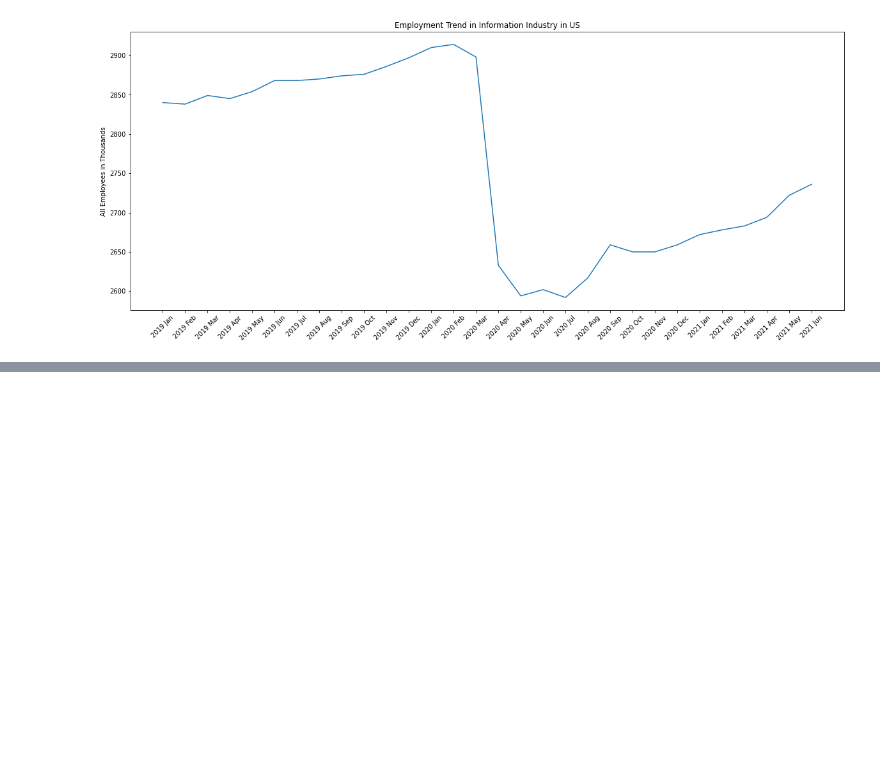
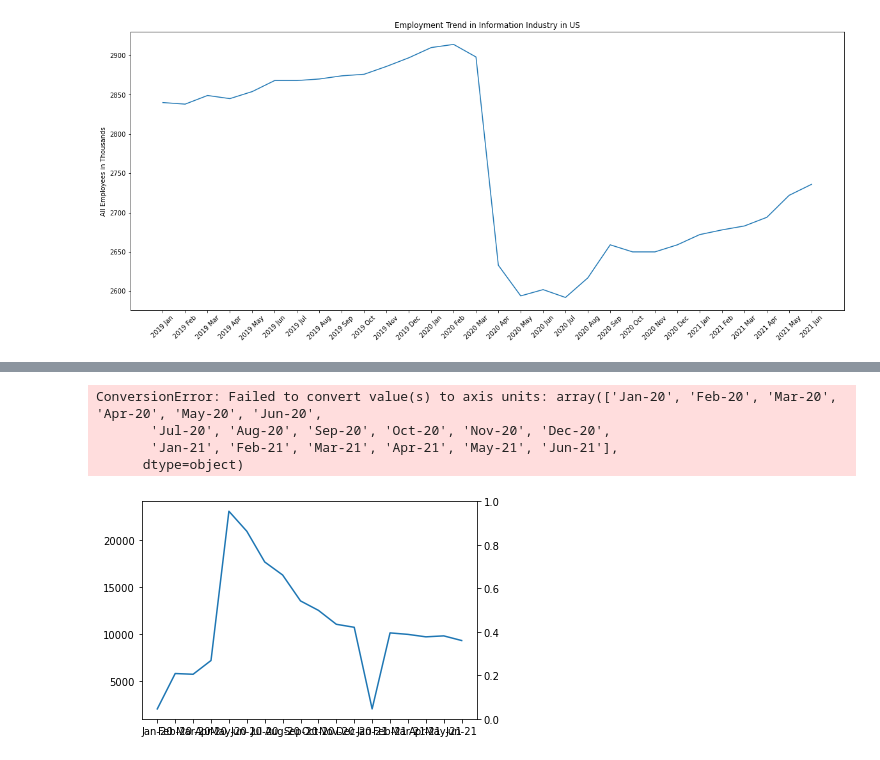
Before and after one commit to meetk5/Team-Project1, a Jupyter notebook: EmploymentAnalysis.ipynb, the cells around one changed output, grey strips where cells are left out. Drawn from its saved outputs; the diff is of its cells as text; code cells hidden in the pictures; blank space fills up the shorter version.

```diff
--- a/EmploymentAnalysis.ipynb
+++ b/EmploymentAnalysis.ipynb
@@ -333,0 +247,7 @@ Text(0, 0.5, 'Covid Cases in Thousands')
+# %%
+covidcases_table['Total Cases'].astype('int64')
+covidcases_table['Total Cases by Thousands'] = round(covidcases_table['Total Cases']/1000,2)
+y_axis_cases = covidcases_table.loc[:,'Total Cases by Thousands']
+y_axis_cases
+x_axis = covidcases_table.loc[:,'Month']
+len(x_axis)
@@ -333,0 +297,13 @@ Text(0, 0.5, 'Covid Cases in Thousands')
+# %%
+x_axis_Emp = []
+print(type(x_axis_Emp))
+
+for x in range(0,12):
+    x_axis_Emp.append(Filtered_EmpByMonth.iloc[0,x])
+
+for x in range(0,6):
+    x_axis_Emp.append(Filtered_EmpByMonth.iloc[1,x])
+
+len(x_axis_Emp)
+x_axis_Emp = [int(i) for i in x_axis_Emp]
+y_axis_cases = [int(i) for i in y_axis_cases]
@@ -333,0 +334,17 @@ Text(0, 0.5, 'Covid Cases in Thousands')
+# %%
+from mpl_toolkits.axes_grid1 import host_subplot
+host = host_subplot(111)
+par = host.twinx()
+p1, = host.plot(x_axis, x_axis_Emp, label="Employment")
+p2, = par.plot(x_axis, y_axis_cases, label="Cases")
+plt.figure(figsize=(20,8))
+plt.plot(x_axis,x_axis_Emp)
+plt.plot(x_axis,y_axis_cases)
+plt.legend(["Employment in US","Number of Covid Cases"])
+#plt.plot(x_axis,y_axis_cases)
+# %% [output]
+ConversionError: Failed to convert value(s) to axis units: array(['Jan-20', 'Feb-20', 'Mar-20', 'Apr-20', 'May-20', 'Jun-20',
+       'Jul-20', 'Aug-20', 'Sep-20', 'Oct-20', 'Nov-20', 'Dec-20',
+       'Jan-21', 'Feb-21', 'Mar-21', 'Apr-21', 'May-21', 'Jun-21'],
+      dtype=object)
+[figure, added]
```
Also changed, not shown: parts of 22 cells of this notebook, 1 other file.
